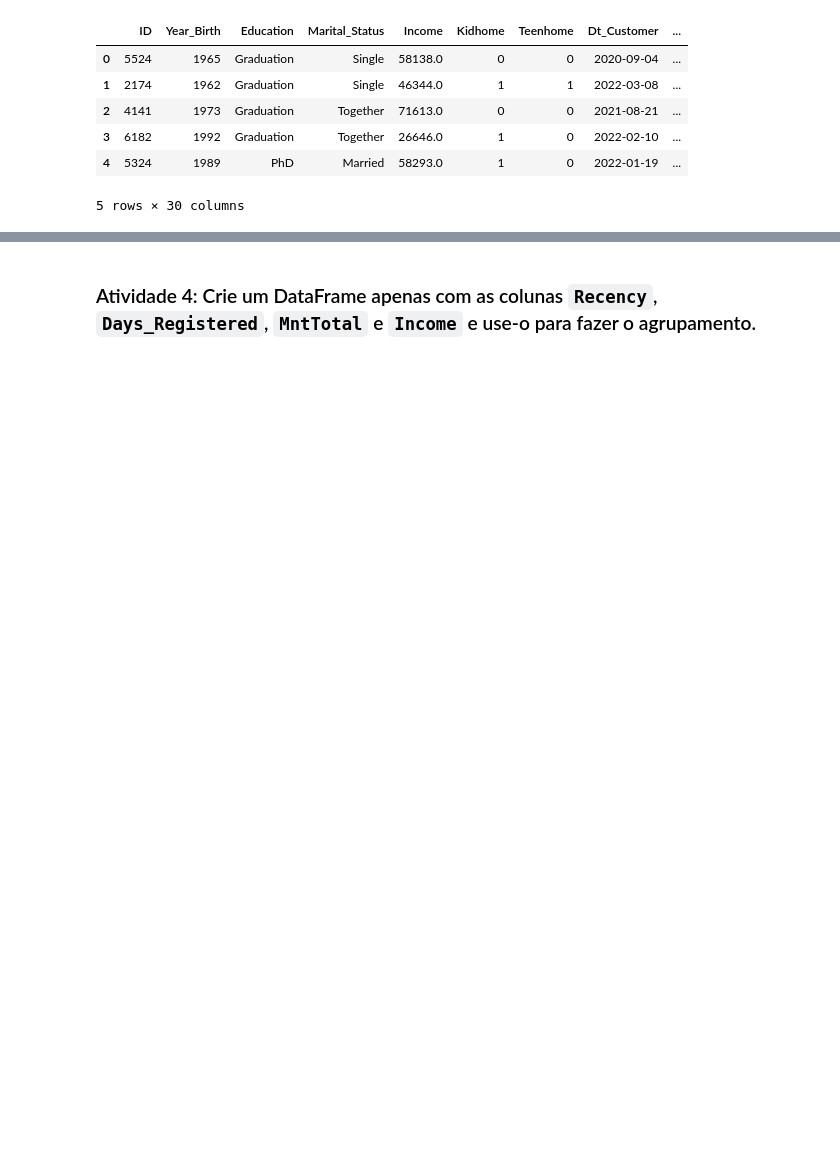
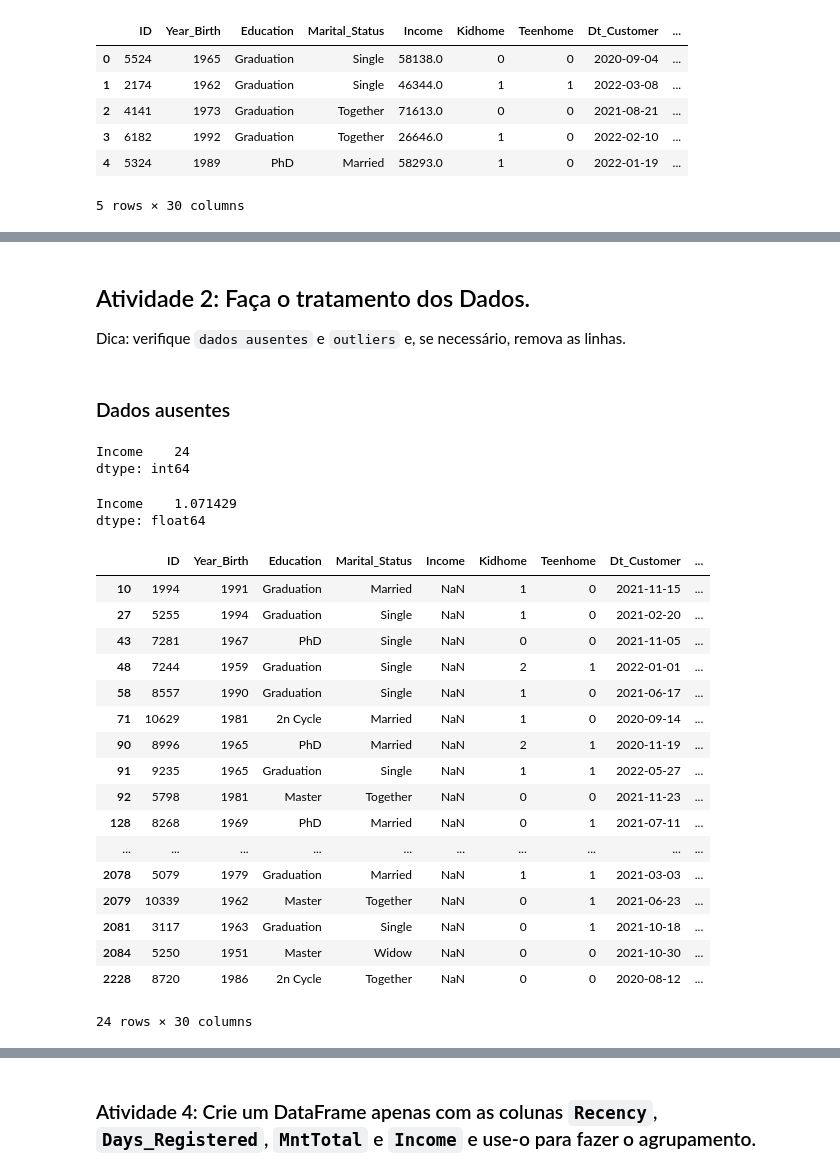
Before and after one commit to AurelioGuilherme/Sirius, a Jupyter notebook: 2 - Estatistica descritiva II/S2D4/Notebook/Semana4_Exercício.ipynb, the cells around one changed output, grey strips where cells are left out. Saved outputs shown, nothing was run; the diff lists cells and outputs as text; code cells hidden in the pictures; blank space fills up the shorter version.

```diff
--- a/2 - Estatistica descritiva II/S2D4/Notebook/Semana4_Exercício.ipynb
+++ b/2 - Estatistica descritiva II/S2D4/Notebook/Semana4_Exercício.ipynb
@@ -119,0 +150,36 @@ Dica: verifique `dados ausentes` e `outliers` e, se necessário, remova as linha
+# %% [markdown]
+## Atividade 2: Faça o tratamento dos Dados.
+Dica: verifique `dados ausentes` e `outliers` e, se necessário, remova as linhas.
+# %% [markdown]
+### Dados ausentes
+# %%
+df[df.columns[df.isnull().any()]].isnull().sum()
+# %% [output]
+Income    24
+dtype: int64
+# %%
+df[df.columns[df.isnull().any()]].isnull().sum() * 100 / df.shape[0]
+# %% [output]
+Income    1.071429
+dtype: float64
+# %%
+df[df.isnull().any(axis = 1)]
+# %% [output]
+|  | ID | Year_Birth | Education | Marital_Status | Income | Kidhome | Teenhome | Dt_Customer | ... |
+| 10 | 1994 | 1991 | Graduation | Married | NaN | 1 | 0 | 2021-11-15 | ... |
+| 27 | 5255 | 1994 | Graduation | Single | NaN | 1 | 0 | 2021-02-20 | ... |
+| 43 | 7281 | 1967 | PhD | Single | NaN | 0 | 0 | 2021-11-05 | ... |
+| 48 | 7244 | 1959 | Graduation | Single | NaN | 2 | 1 | 2022-01-01 | ... |
+| 58 | 8557 | 1990 | Graduation | Single | NaN | 1 | 0 | 2021-06-17 | ... |
+| 71 | 10629 | 1981 | 2n Cycle | Married | NaN | 1 | 0 | 2020-09-14 | ... |
+| 90 | 8996 | 1965 | PhD | Married | NaN | 2 | 1 | 2020-11-19 | ... |
+| 91 | 9235 | 1965 | Graduation | Single | NaN | 1 | 1 | 2022-05-27 | ... |
+| 92 | 5798 | 1981 | Master | Together | NaN | 0 | 0 | 2021-11-23 | ... |
+| 128 | 8268 | 1969 | PhD | Married | NaN | 0 | 1 | 2021-07-11 | ... |
+| ... | ... | ... | ... | ... | ... | ... | ... | ... | ... |
+| 2078 | 5079 | 1979 | Graduation | Married | NaN | 1 | 1 | 2021-03-03 | ... |
+| 2079 | 10339 | 1962 | Master | Together | NaN | 0 | 1 | 2021-06-23 | ... |
+| 2081 | 3117 | 1963 | Graduation | Single | NaN | 0 | 1 | 2021-10-18 | ... |
+| 2084 | 5250 | 1951 | Master | Widow | NaN | 0 | 0 | 2021-10-30 | ... |
+| 2228 | 8720 | 1986 | 2n Cycle | Together | NaN | 0 | 0 | 2020-08-12 | ... |
+24 rows × 30 columns
```
Also changed, not shown: parts of 77 cells of this notebook.
